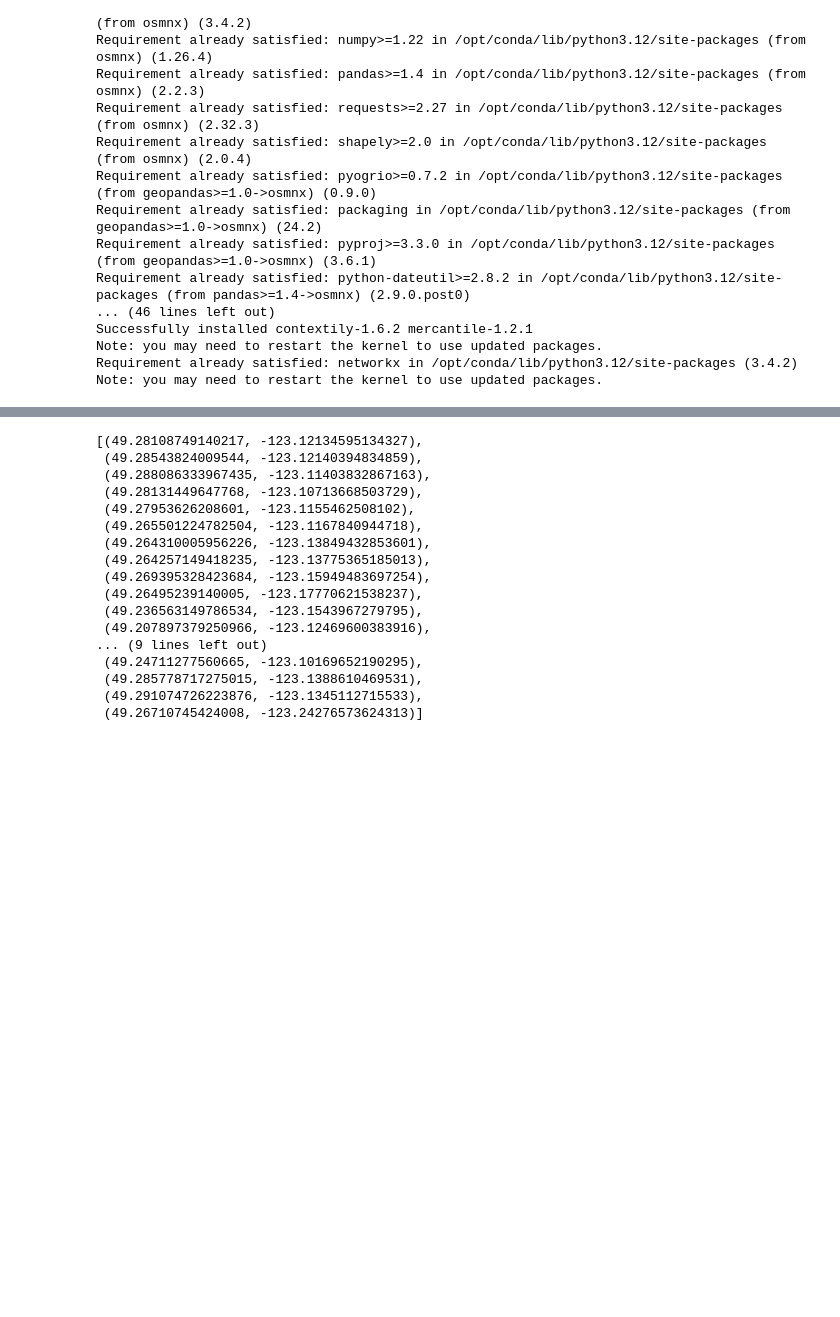
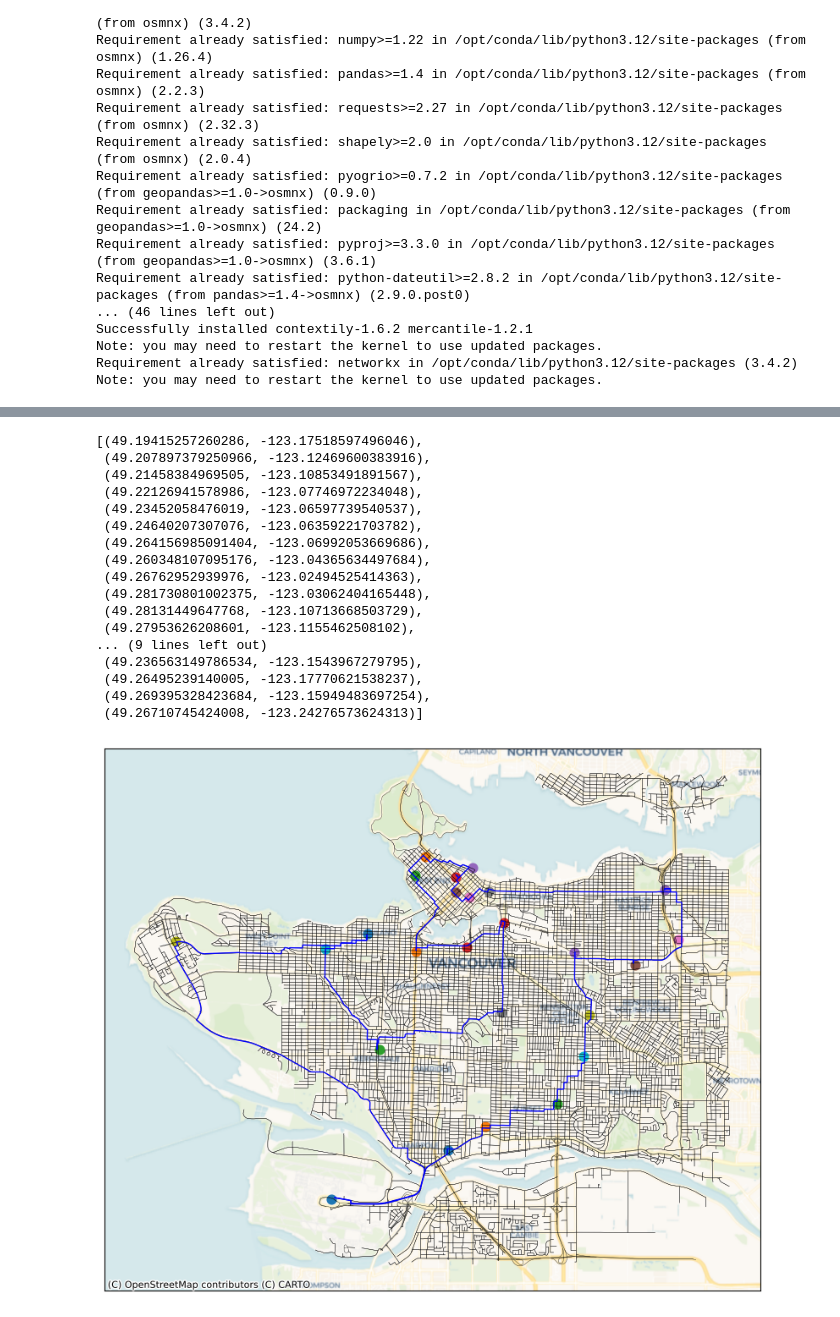
Before and after one commit to jchhong/math441-comb-opt, a Jupyter notebook: main.ipynb, the cells around one changed output, grey strips where cells are left out. Cells and saved outputs as stored; diff of their text form; code cells hidden in the pictures; blank space fills up the shorter version.

```diff
--- a/main.ipynb
+++ b/main.ipynb
@@ -113,12 +118,12 @@ def get_path_edges(path_nodes,edges):
     edge_list = [(path_nodes[j],path_nodes[j+1]) for j in range(len(path_nodes)-1)]
     return edges[edges.index.isin(edge_list)]
 
-def plot_paths(f,ax,tour,shortest_paths):
+def plot_paths(f,ax,tour,shortest_paths,lwidth):
     for i in range(len(tour)-1):
         shortest_path_edges = get_path_edges(shortest_paths[tour[i]][tour[i+1]],edges)
-        shortest_path_edges.plot(linewidth=3, ax=ax, color='b')
+        shortest_path_edges.plot(linewidth=lwidth, ax=ax, color='b')
     shortest_path_edges = get_path_edges(shortest_paths[tour[-1]][tour[0]],edges)
-    shortest_path_edges.plot(linewidth=3, ax=ax, color='b')
+    shortest_path_edges.plot(linewidth=lwidth, ax=ax, color='b')
 
 def cost_matrix(V):
     n = V.shape[0]
@@ -154,31 +159,33 @@ def nearest_neighbor(V,start=4, C = None):
 # %%
 V = np.array(stores)
 # %%
-tour,cost = nearest_neighbor(V,start = 4, C=shortest_path_lengths)
+tour,cost = nearest_neighbor(V,start = 0, C=shortest_path_lengths)
 tour_named = [stores[i] for i in tour]
 tour_named
 # %% [output]
-[(49.28108749140217, -123.12134595134327),
- (49.28543824009544, -123.12140394834859),
- (49.288086333967435, -123.11403832867163),
+[(49.19415257260286, -123.17518597496046),
+ (49.207897379250966, -123.12469600383916),
+ (49.21458384969505, -123.10853491891567),
+ (49.22126941578986, -123.07746972234048),
+ (49.23452058476019, -123.06597739540537),
+ (49.24640207307076, -123.06359221703782),
+ (49.264156985091404, -123.06992053669686),
+ (49.260348107095176, -123.04365634497684),
+ (49.26762952939976, -123.02494525414363),
+ (49.281730801002375, -123.03062404165448),
  (49.28131449647768, -123.10713668503729),
  (49.27953626208601, -123.1155462508102),
- (49.265501224782504, -123.1167840944718),
- (49.264310005956226, -123.13849432853601),
- (49.264257149418235, -123.13775365185013),
+... (9 lines left out)
+ (49.236563149786534, -123.1543967279795),
+ (49.26495239140005, -123.17770621538237),
  (49.269395328423684, -123.15949483697254),
- (49.26495239140005, -123.17770621538237),
- (49.236563149786534, -123.1543967279795),
- (49.207897379250966, -123.12469600383916),
-... (9 lines left out)
- (49.24711277560665, -123.10169652190295),
- (49.285778717275015, -123.1388610469531),
- (49.291074726223876, -123.1345112715533),
  (49.26710745424008, -123.24276573624313)]
 # %%
 f,ax = plt.subplots(1,1, figsize=(10,10))
 plot_graph(f,ax,edges)
-for point in st:
-    ax.scatter(point[1],point[0],s=100)
-plot_paths(f,ax,tour,shortest_paths)
+for point in stores:
+    ax.scatter(point[1],point[0],s=60)
+plot_paths(f,ax,tour,shortest_paths,1)
 plt.show()
+# %% [output]
+[figure, added]
```
Also changed, not shown: parts of 4 cells of this notebook.
